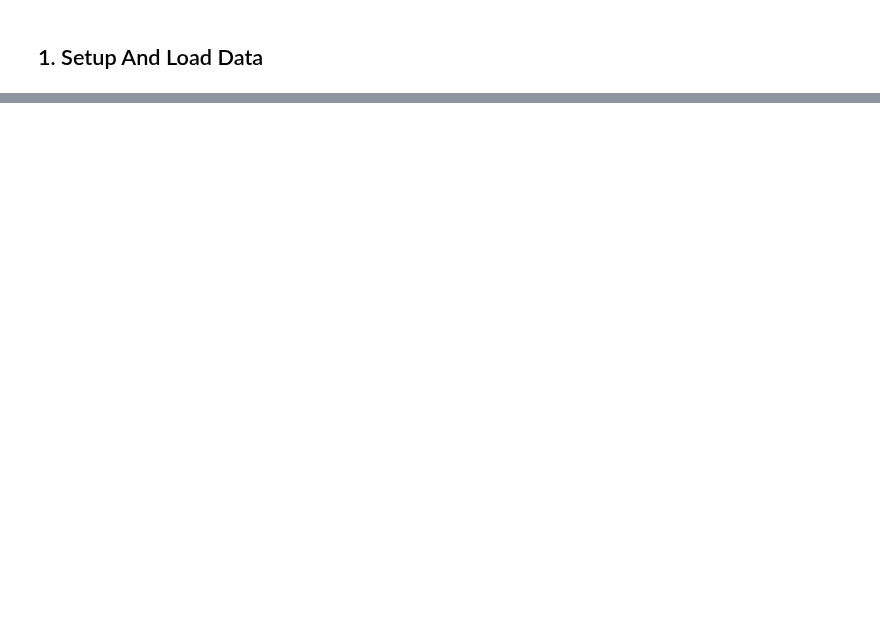
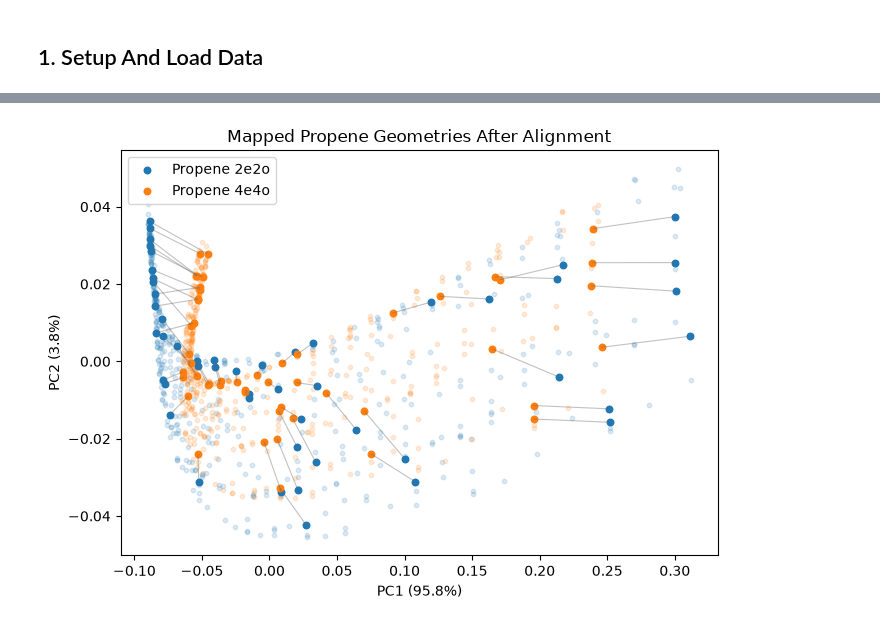
Before and after one commit to naythanyeo/X-MACE-TL, a Jupyter notebook: nicer_tutorials/04_pca.ipynb, the cells around one changed output, grey strips where cells are left out. Cells and saved outputs as stored; diff of their text form; code cells hidden in the pictures; blank space fills up the shorter version.

```diff
--- a/nicer_tutorials/04_pca.ipynb
+++ b/nicer_tutorials/04_pca.ipynb
@@ -527,0 +335,77 @@ Eg if the CASPT2 latent space has a certain structure that is maybe 80% similar
+# %%
+"""
+From above the latent space for ethene vs propene seems to differ quite abit.
+Here we just plot propene with 2 levels of theory to test it out
+
+Visuaise the aligned PCA points by connecting lines to each other
+Because the axis is shared, every geometry is the exact point in the
+collapsed space.
+The connections also represent identical geometries but with different
+levels of theory used to calculate them
+"""
+# Stack only the two propene latent spaces
+stacked_propene_latent_spaces = np.vstack(
+    [aligned_propene_22, aligned_propene_44]
+)
+
+# Re run PCA to get axis
+propene_shared_pca = PCA(n_components=2)
+propene_shared_pca.fit(stacked_propene_latent_spaces)
+
+# Get the projected latent spaces
+stacked_projected_propene_22 = propene_shared_pca.transform(aligned_propene_22)
+stacked_projected_propene_44 = propene_shared_pca.transform(aligned_propene_44)
+propene_variance = 100 * propene_shared_pca.explained_variance_ratio_
+
+
+# Choose a few points to visualise the connection only
+# If not the connections for all 500 will be too messy
+mapping_indices = np.linspace(
+    0, len(stacked_projected_propene_22) - 1, 50, dtype=int
+)
+mapping_segments = np.stack(
+    [
+        stacked_projected_propene_22[mapping_indices],
+        stacked_projected_propene_44[mapping_indices],
+    ],
+    axis=1,
+)
+
+fig, ax = plt.subplots(figsize=(7, 5))
+# Plot the original plots in light grey
+ax.scatter(
+    stacked_projected_propene_22[:, 0], stacked_projected_propene_22[:, 1],
+    s=10, alpha=0.15, color="tab:blue",
+)
+ax.scatter(
+    stacked_projected_propene_44[:, 0], stacked_projected_propene_44[:, 1],
+    s=10, alpha=0.15, color="tab:orange",
+)
+
+# Draw the lines
+ax.add_collection(
+    LineCollection(mapping_segments, colors="0.4", linewidths=0.8, alpha=0.4)
+)
+
+# Scatter the solid plots for connnecting points
+ax.scatter(
+    stacked_projected_propene_22[mapping_indices, 0],
+    stacked_projected_propene_22[mapping_indices, 1],
+    s=22, color="tab:blue", label="Propene 2e2o",
+)
+ax.scatter(
+    stacked_projected_propene_44[mapping_indices, 0],
+    stacked_projected_propene_44[mapping_indices, 1],
+    s=22, color="tab:orange", label="Propene 4e4o",
+)
+ax.set_title("Mapped Propene Geometries After Alignment")
+ax.set_xlabel(f"PC1 ({propene_variance[0]:.1f}%)")
+ax.set_ylabel(f"PC2 ({propene_variance[1]:.1f}%)")
+ax.legend()
+fig.tight_layout()
+fig.savefig(
+    GRAPH_DIR / "aligned_propene_correspondence.png", dpi=200, bbox_inches="tight"
+)
+plt.show()
+# %% [output]
+[figure, added]
```
Also changed, not shown: parts of 30 cells of this notebook.
